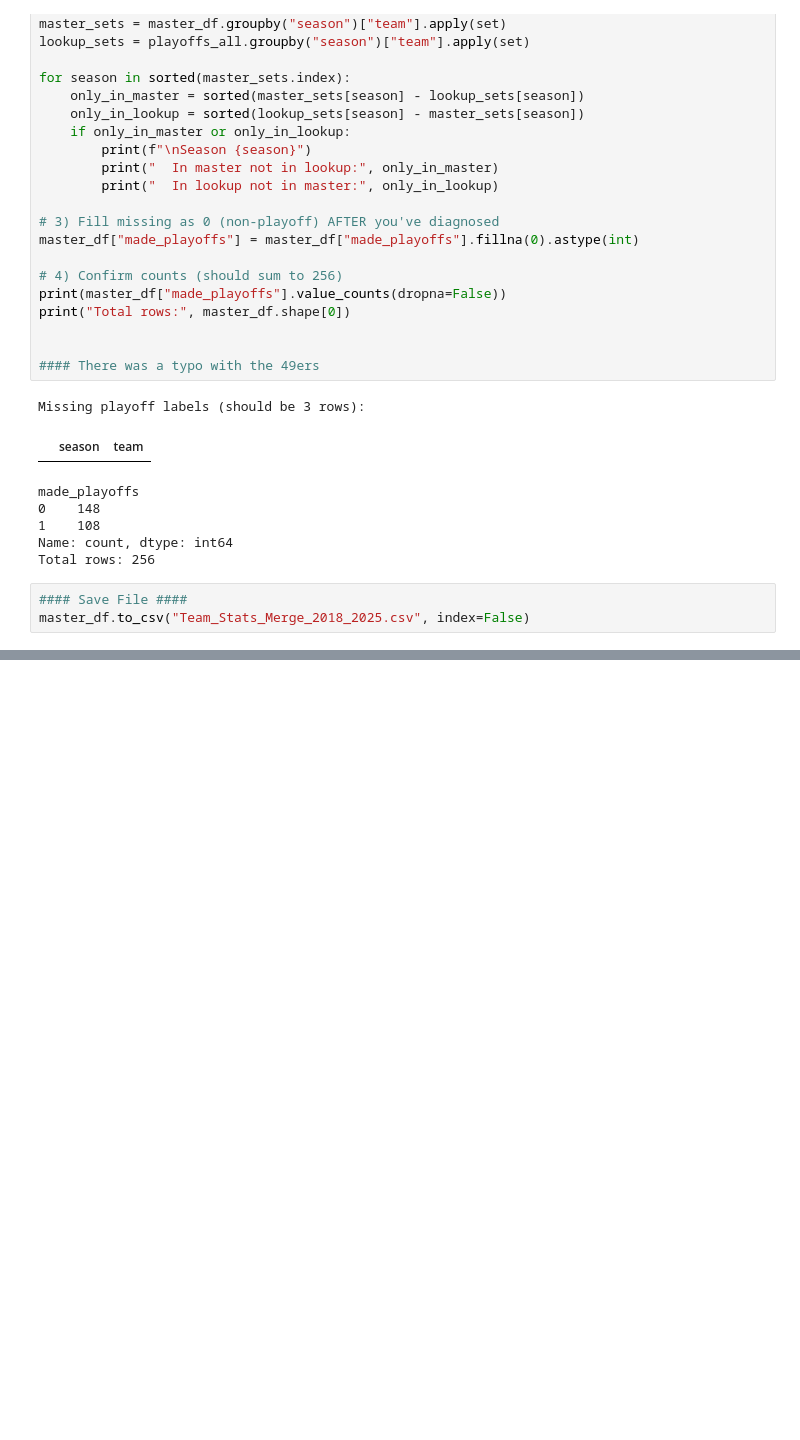
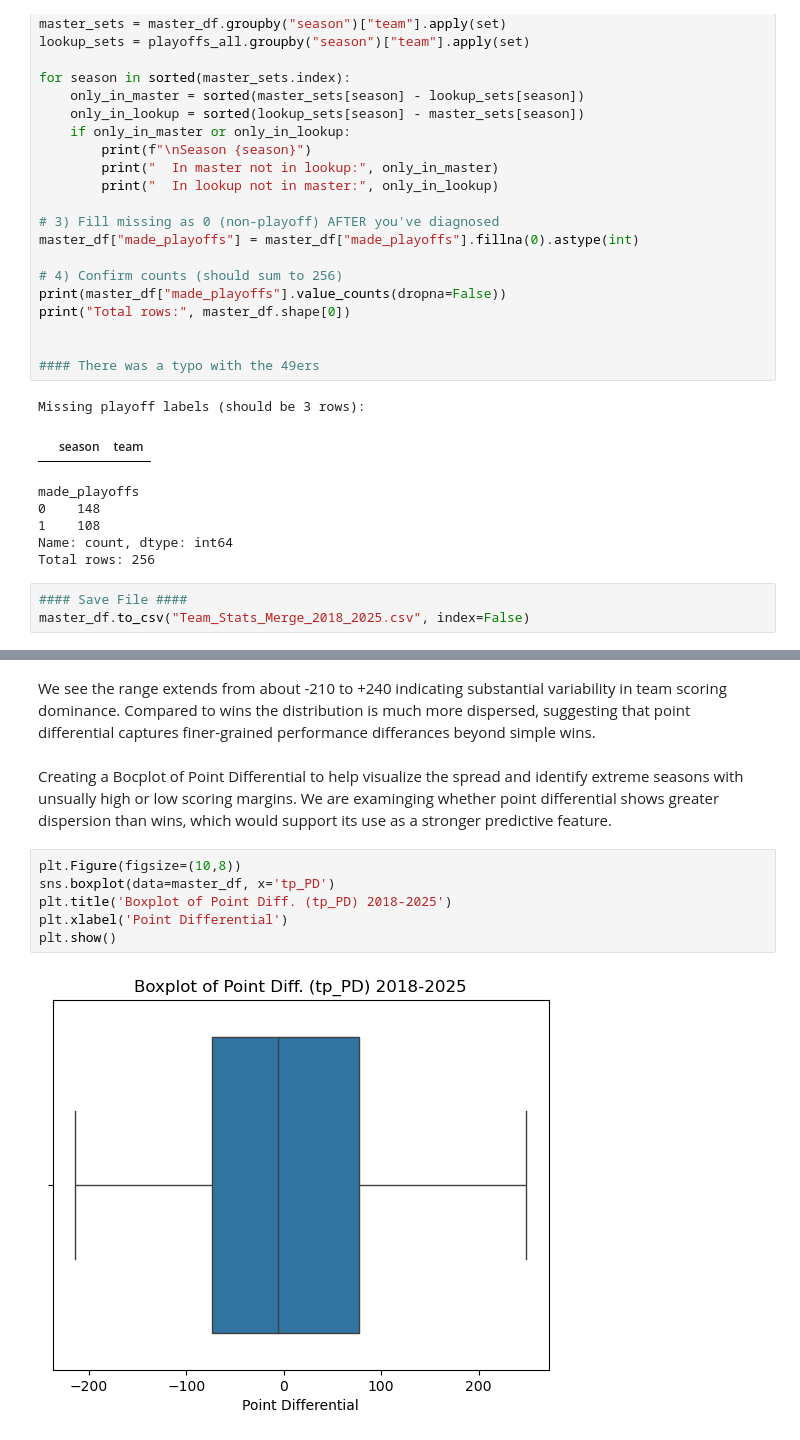
Before and after one commit to mattmarz94/nfl-decision-support-analytics, a Jupyter notebook: Data Preprocessing/build_team_season_master.ipynb, the cells around one changed output, grey strips where cells are left out. Drawn from its saved outputs; the diff is of its cells as text; blank space fills up the shorter version.

```diff
--- a/Data Preprocessing/build_team_season_master.ipynb
+++ b/Data Preprocessing/build_team_season_master.ipynb
@@ -1421,0 +1520,12 @@ master_df.to_csv("Team_Stats_Merge_2018_2025.csv", index=False)
+# %% [markdown]
+We see the range extends from about -210 to +240 indicating substantial variability in team scoring dominance. Compared to wins the distribution is much more dispersed, suggesting that point differential captures finer-grained performance differances beyond simple wins.
+# %% [markdown]
+Creating a Bocplot of Point Differential to help visualize the spread and identify extreme seasons with unsually high or low scoring margins. We are examinging whether point differential shows greater dispersion than wins, which would support its use as a stronger predictive feature.
+# %%
+plt.Figure(figsize=(10,8))
+sns.boxplot(data=master_df, x='tp_PD')
+plt.title('Boxplot of Point Diff. (tp_PD) 2018-2025')
+plt.xlabel('Point Differential')
+plt.show()
+# %% [output]
+[figure, added]
```
Also changed, not shown: parts of 60 cells of this notebook.
